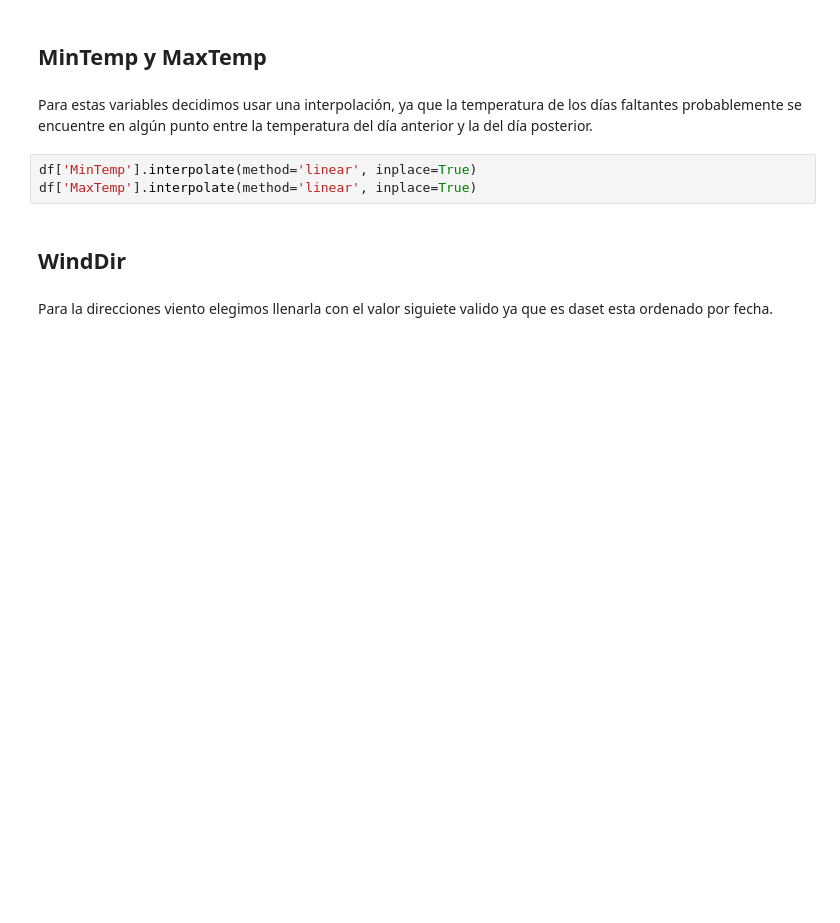
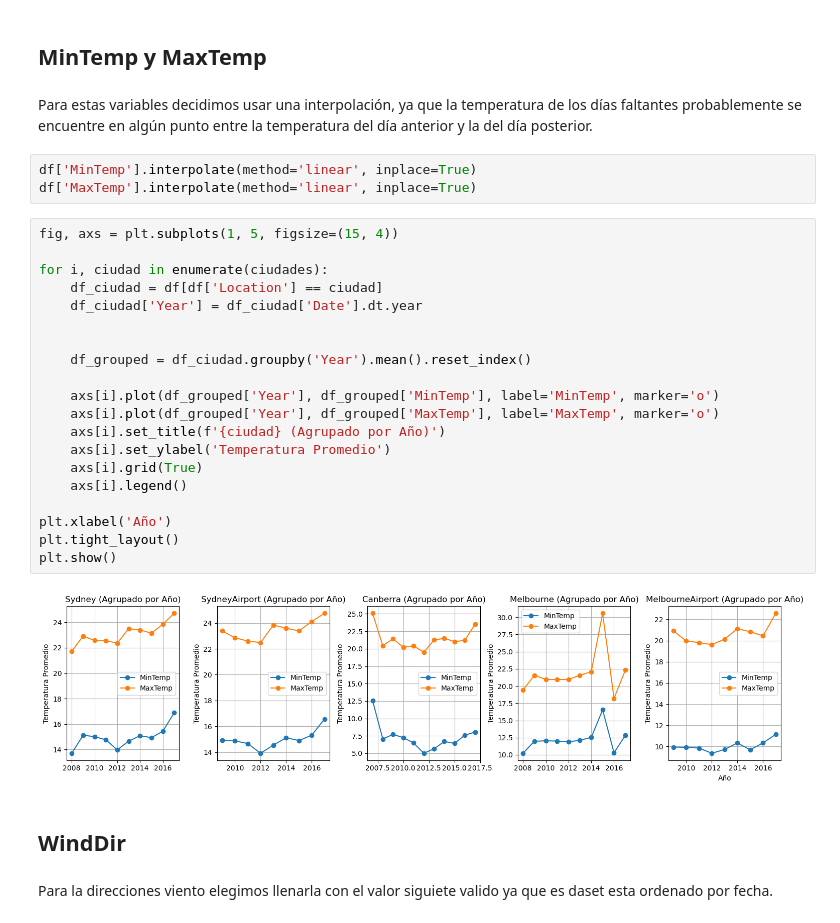
Before and after one commit to Isaiasgaray/aa_1, a Jupyter notebook: notebook_final.ipynb, the cells around one changed output. Saved outputs shown, nothing was run; the diff lists cells and outputs as text; blank space fills up the shorter version.

```diff
--- a/notebook_final.ipynb
+++ b/notebook_final.ipynb
@@ -90,6 +106,28 @@ Para estas variables decidimos usar una interpolación, ya que la temperatura de
 # %%
 df['MinTemp'].interpolate(method='linear', inplace=True)
 df['MaxTemp'].interpolate(method='linear', inplace=True)
+# %%
+fig, axs = plt.subplots(1, 5, figsize=(15, 4))
+
+for i, ciudad in enumerate(ciudades):
+    df_ciudad = df[df['Location'] == ciudad]
+    df_ciudad['Year'] = df_ciudad['Date'].dt.year
+
+
+    df_grouped = df_ciudad.groupby('Year').mean().reset_index()
+
+    axs[i].plot(df_grouped['Year'], df_grouped['MinTemp'], label='MinTemp', marker='o')
+    axs[i].plot(df_grouped['Year'], df_grouped['MaxTemp'], label='MaxTemp', marker='o')
+    axs[i].set_title(f'{ciudad} (Agrupado por Año)')
+    axs[i].set_ylabel('Temperatura Promedio')
+    axs[i].grid(True)
+    axs[i].legend()
+
+plt.xlabel('Año')
+plt.tight_layout()
+plt.show()
+# %% [output]
+[figure, added]
 # %% [markdown]
 ## WindDir
 # %% [markdown]
```
Also changed, not shown: parts of 10 cells of this notebook.
